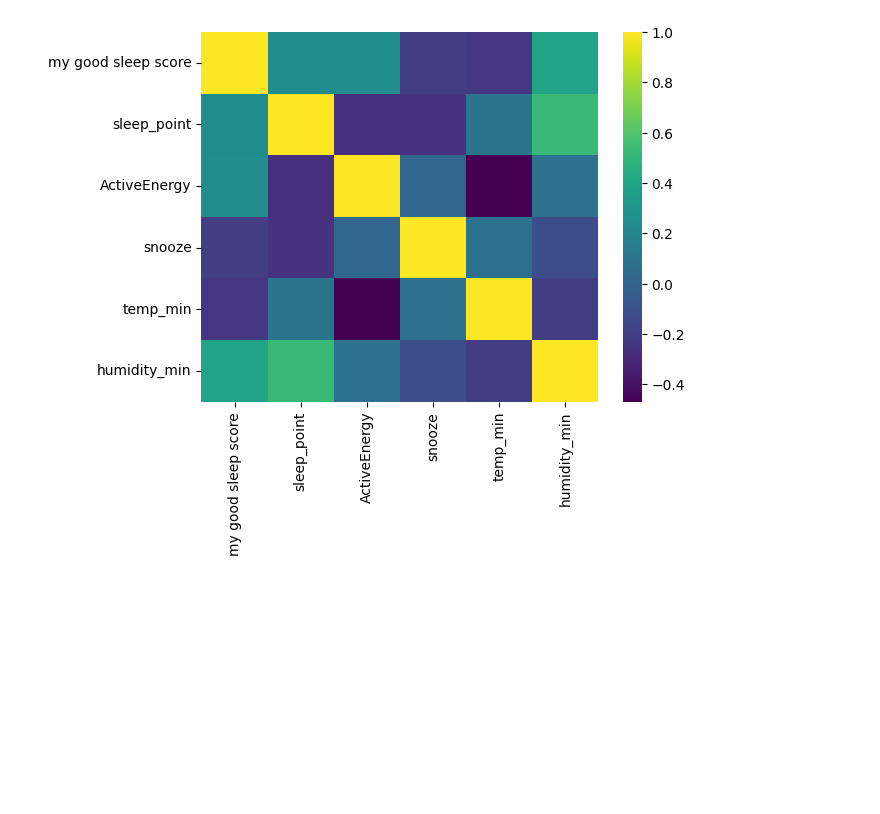
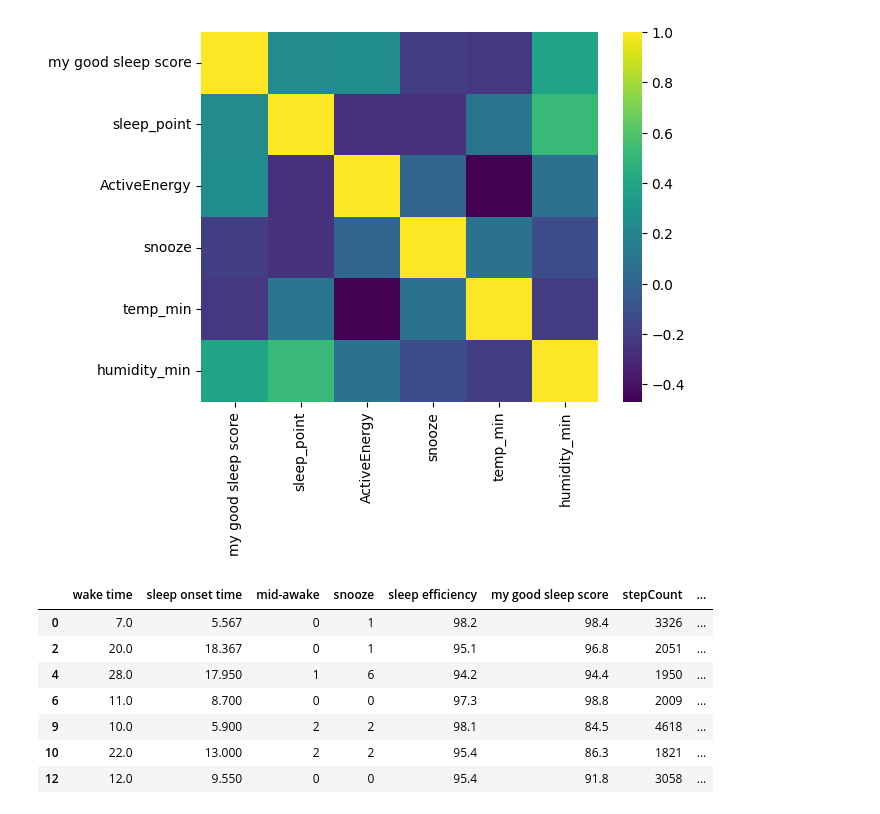
Before and after one commit to naoki-27/ds_program_health, a Jupyter notebook: analaysis.ipynb, the cells around one changed output. Saved outputs shown, nothing was run; the diff lists cells and outputs as text; code cells hidden in the pictures; blank space fills up the shorter version.

```diff
--- a/analaysis.ipynb
+++ b/analaysis.ipynb
@@ -221,3 +228,14 @@ sns.heatmap(df[['my good sleep score', 'sleep_point', 'ActiveEnergy', 'snooze','
 # %% [output]
 <Axes: >
 [figure]
+# %%
+df1
+# %% [output]
+|  | wake time | sleep onset time | mid-awake | snooze | sleep efficiency | my good sleep score | stepCount | ... |
+| 0 | 7.0 | 5.567 | 0 | 1 | 98.2 | 98.4 | 3326 | ... |
+| 2 | 20.0 | 18.367 | 0 | 1 | 95.1 | 96.8 | 2051 | ... |
+| 4 | 28.0 | 17.950 | 1 | 6 | 94.2 | 94.4 | 1950 | ... |
+| 6 | 11.0 | 8.700 | 0 | 0 | 97.3 | 98.8 | 2009 | ... |
+| 9 | 10.0 | 5.900 | 2 | 2 | 98.1 | 84.5 | 4618 | ... |
+| 10 | 22.0 | 13.000 | 2 | 2 | 95.4 | 86.3 | 1821 | ... |
+| 12 | 12.0 | 9.550 | 0 | 0 | 95.4 | 91.8 | 3058 | ... |
```
Also changed, not shown: parts of 9 cells of this notebook.
